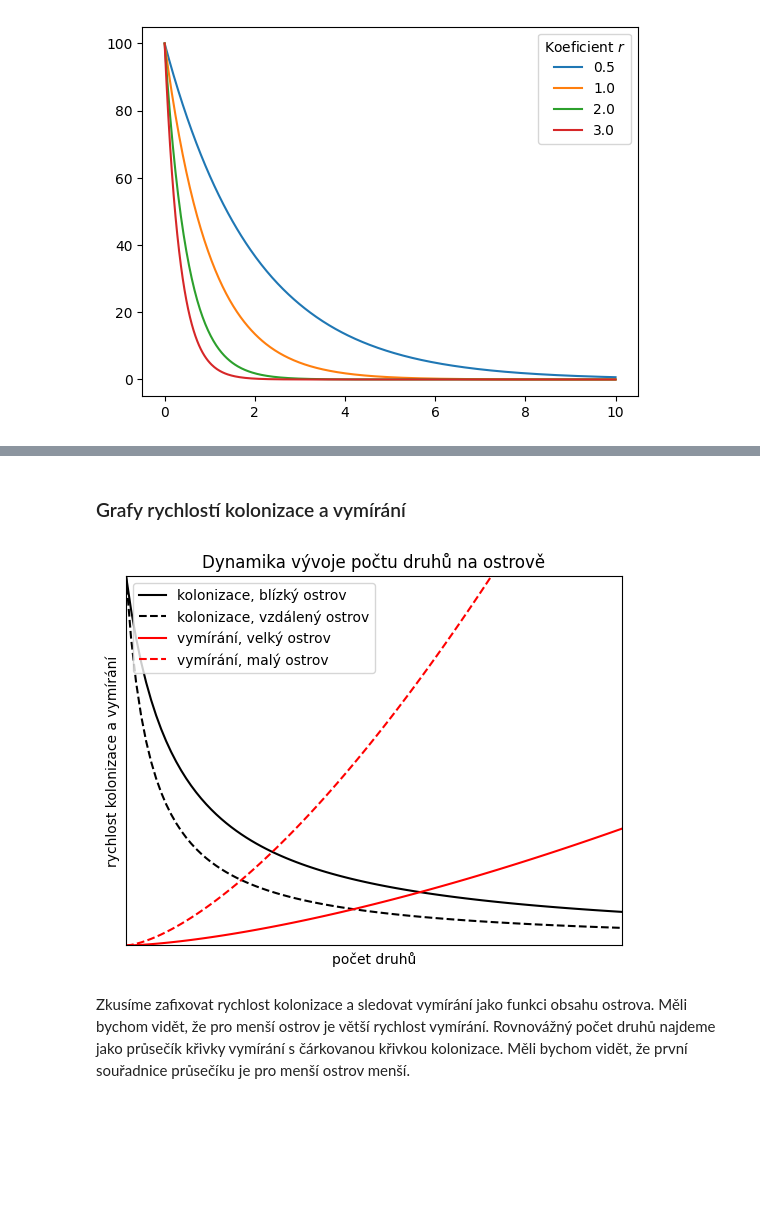
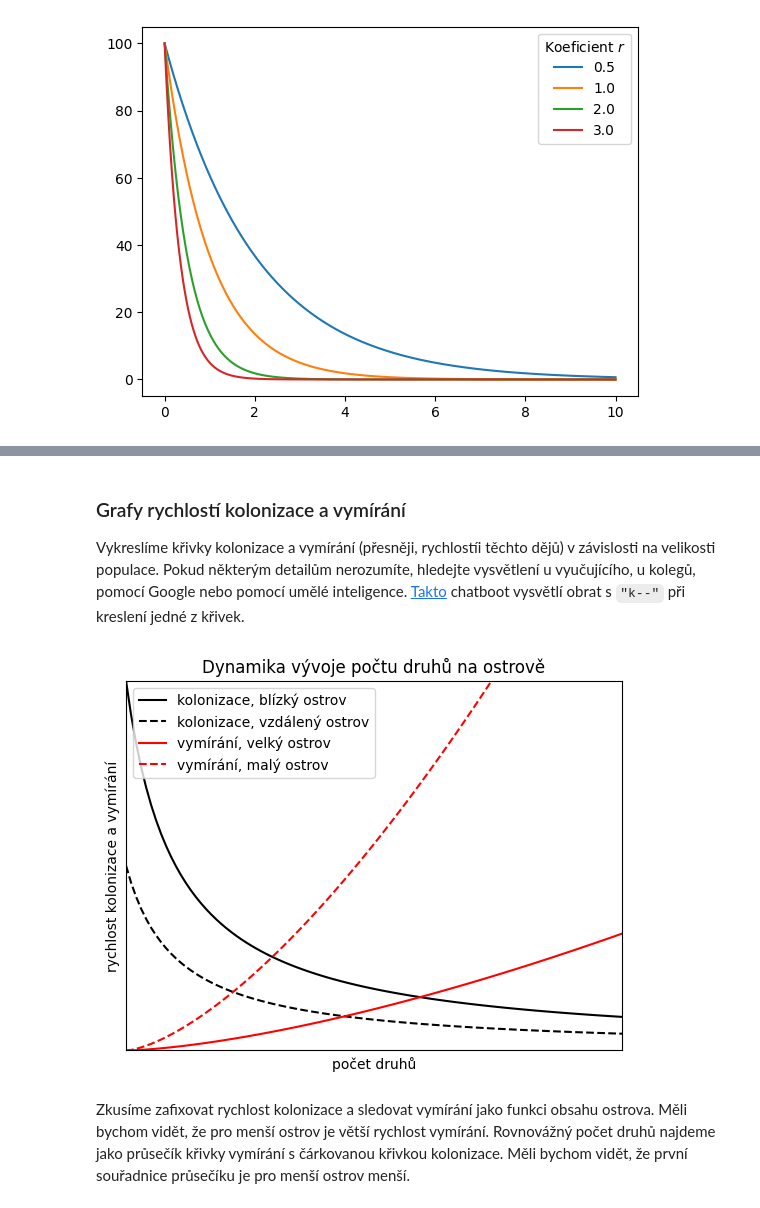
Before and after one commit to robert-marik/dmp, a Jupyter notebook: cviceni/cviceni_03.ipynb, the cells around one changed output, grey strips where cells are left out. Drawn from its saved outputs; the diff is of its cells as text; code cells hidden in the pictures; blank space fills up the shorter version.

```diff
--- a/cviceni/cviceni_03.ipynb
+++ b/cviceni/cviceni_03.ipynb
@@ -428,31 +426,33 @@ rychlost vymírání.
 # %% [markdown]
 ### Grafy rychlostí kolonizace a vymírání
+
+Vykreslíme křivky kolonizace a vymírání (přesněji, rychlostíi těchto dějů) v závislosti na velikosti populace. Pokud některým detailům nerozumíte, hledejte vysvětlení u vyučujícího, u kolegů, pomocí Google nebo pomocí umělé inteligence. [Takto](https://chat.openai.com/share/fc696529-1e8f-4429-9d8c-33e5d801ffd5) chatboot vysvětlí obrat s `"k--"` při kreslení jedné z křivek.
 # %%
-def kolonizace(N,b=1,beta=1,D=1):
+def kolonizace(N,b=10,beta=1,D=1):
     return b/(D*(N+beta))
 
-def vymirani (N, S=1, a=1, k=1.4):
+def vymirani (N, S=1, a=1, k=1.5):
     return a*N**(k)/S
 
 N = np.linspace(0,10,100)
-plt.plot(N,kolonizace(N,b=10, D=1),"k-",label="kolonizace, blízký ostrov")
-plt.plot(N,kolonizace(N,b=10, D=2, beta=.5),"k--",label="kolonizace, vzdálený ostrov")
+plt.plot(N,kolonizace(N, D=1),"k-",label="kolonizace, blízký ostrov")
+plt.plot(N,kolonizace(N, D=2),"k--",label="kolonizace, vzdálený ostrov")
 
-plt.plot(N,vymirani(N, k=1.5, S = 10),"r-",label=r"vymírání, velký ostrov")
-plt.plot(N,vymirani(N, k=1.5, S = 2),"r--",label=r"vymírání, malý ostrov")
+plt.plot(N,vymirani(N, S = 10),"r-",label=r"vymírání, velký ostrov")
+plt.plot(N,vymirani(N, S = 2),"r--",label=r"vymírání, malý ostrov")
 plt.legend()
 ax = plt.gca()
 ax.set(
     ylim=(0,10),
     xlim=(0,10),
     title="Dynamika vývoje počtu druhů na ostrově",
     xlabel="počet druhů",
     ylabel="rychlost kolonizace a vymírání",
     xticks=[],
     yticks=[]
     );
 # %% [output]
-[figure, old version]
+[figure, new version]
 # %% [markdown]
 Zkusíme zafixovat rychlost kolonizace a sledovat vymírání jako funkci obsahu ostrova. Měli bychom vidět, že pro menší ostrov je větší rychlost vymírání. Rovnovážný počet druhů najdeme jako průsečík křivky vymírání s čárkovanou křivkou kolonizace. Měli bychom vidět, že první souřadnice průsečíku je pro menší ostrov menší.
 # %%
```
Also changed, not shown: parts of 11 cells of this notebook.
